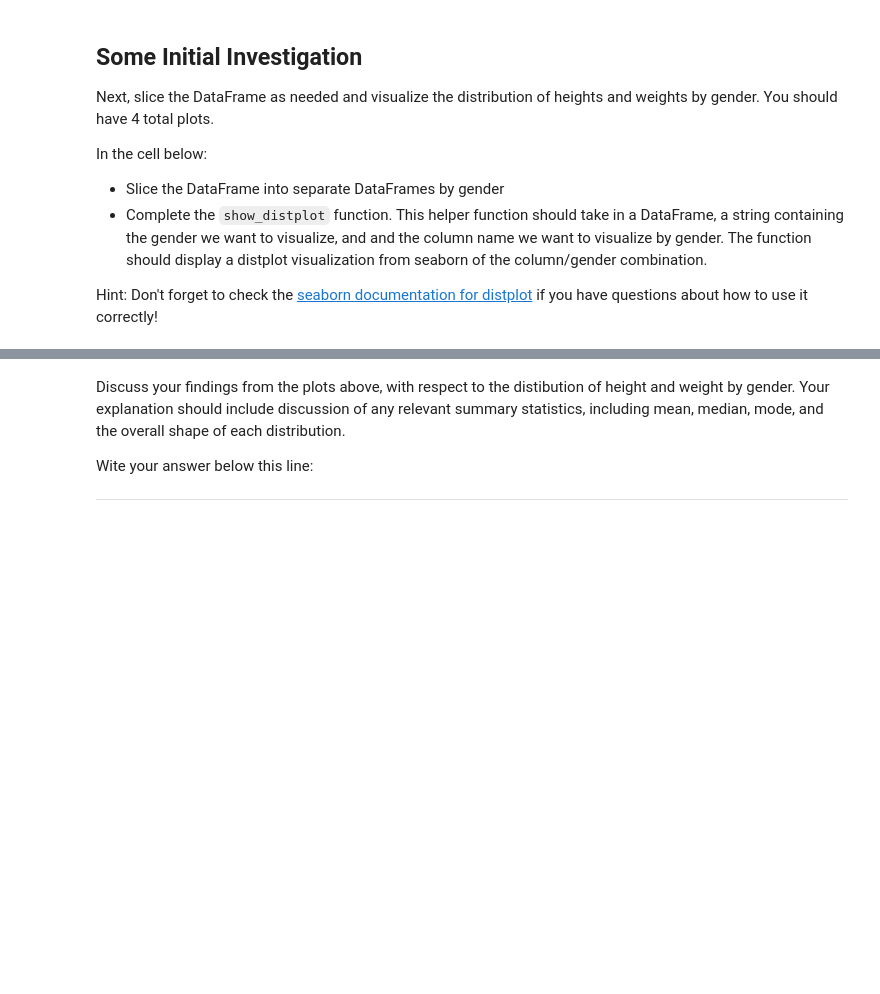
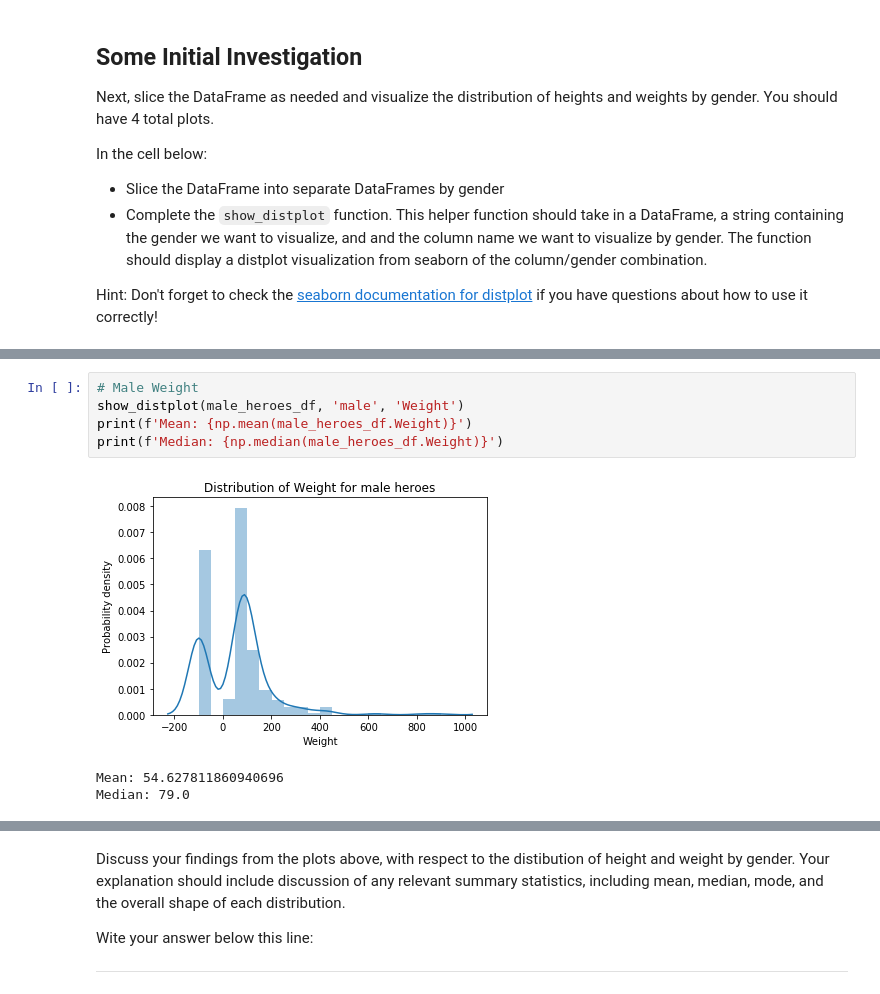
Before and after one commit to L-Lewis/dsc-1-04-13-project-data-cleaning-online-ds-ft-011419, a Jupyter notebook: index.ipynb, the cells around one changed output, grey strips where cells are left out. Drawn from its saved outputs; the diff is of its cells as text; blank space fills up the shorter version.

```diff
--- a/index.ipynb
+++ b/index.ipynb
@@ -318,0 +337,9 @@ def show_distplot(dataframe, gender, column_name):
+# %%
+# Male Weight
+show_distplot(male_heroes_df, 'male', 'Weight')
+print(f'Mean: {np.mean(male_heroes_df.Weight)}')
+print(f'Median: {np.median(male_heroes_df.Weight)}')
+# %% [output]
+[figure, added]
+Mean: 54.627811860940696
+Median: 79.0
```
Also changed, not shown: parts of 21 cells of this notebook.
